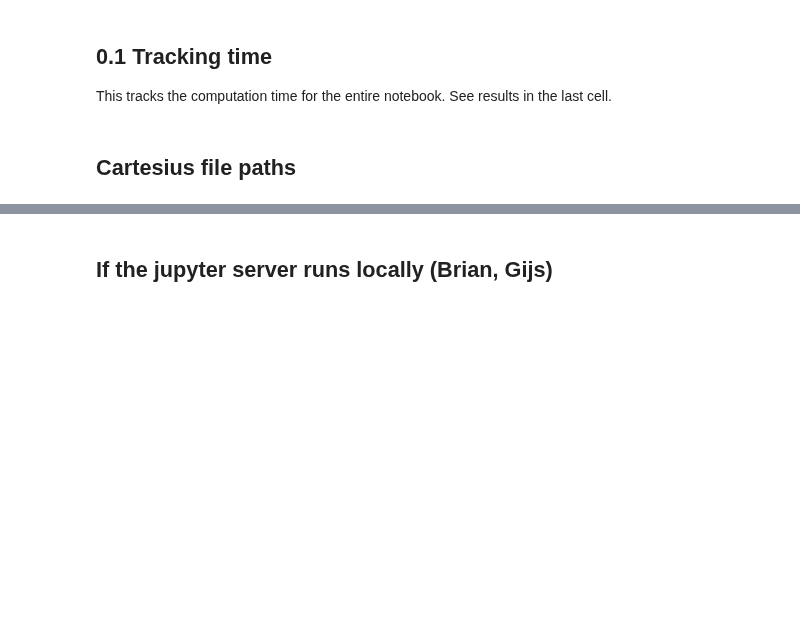
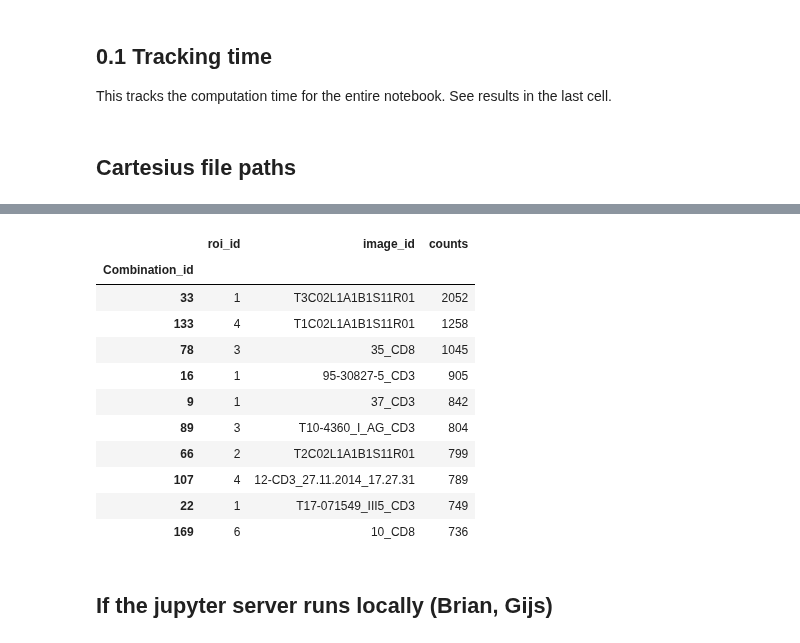
Before and after one commit to jeffluppes/ISMI2018, a Jupyter notebook: Project/ProjectNotebook.ipynb, the cells around one changed output, grey strips where cells are left out. Saved outputs shown, nothing was run; the diff lists cells and outputs as text; code cells hidden in the pictures; blank space fills up the shorter version.

```diff
--- a/Project/ProjectNotebook.ipynb
+++ b/Project/ProjectNotebook.ipynb
@@ -151,3 +174,22 @@ validation_patches_dir = data_dir+'/validation_patches'
+# %%
+# get annotations per image, bear in mind this only actually obtains the ROIs that have lymphocytes
+# note: this specifically returns a dataframe instead of a series so we can plot it with ease
+df = train_annotations.groupby([' roi_id','image_id']).size().reset_index(name='counts').sort_values(by='counts', ascending=False)
+df.index.name = 'Combination_id'
+df.head(10)
+# %% [output]
+|  | roi_id | image_id | counts |
+| Combination_id |  |  |  |
+| 33 | 1 | T3C02L1A1B1S11R01 | 2052 |
+| 133 | 4 | T1C02L1A1B1S11R01 | 1258 |
+| 78 | 3 | 35_CD8 | 1045 |
+| 16 | 1 | 95-30827-5_CD3 | 905 |
+| 9 | 1 | 37_CD3 | 842 |
+| 89 | 3 | T10-4360_I_AG_CD3 | 804 |
+| 66 | 2 | T2C02L1A1B1S11R01 | 799 |
+| 107 | 4 | 12-CD3_27.11.2014_17.27.31 | 789 |
+| 22 | 1 | T17-071549_III5_CD3 | 749 |
+| 169 | 6 | 10_CD8 | 736 |
 # %% [markdown]
 ## If the jupyter server runs locally (Brian, Gijs)
 # %%
```
Also changed, not shown: parts of 15 cells of this notebook.
